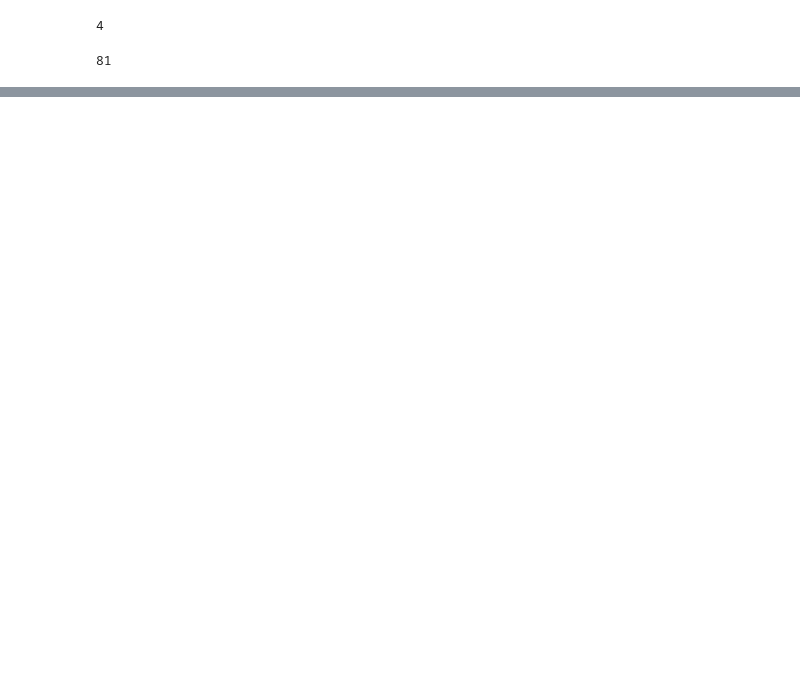
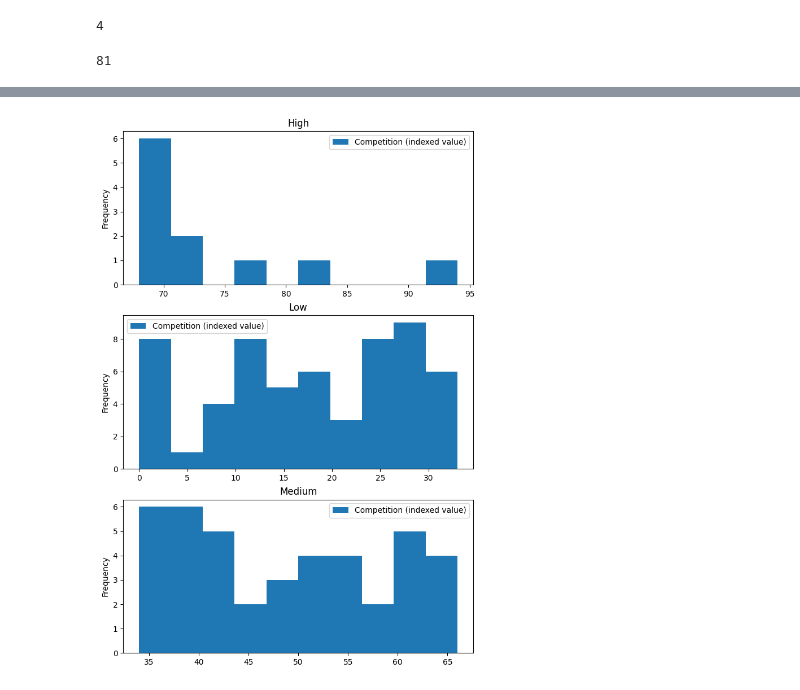
Before and after one commit to mgomora/myfirstrepo, a Jupyter notebook: archivo_de_prueba.ipynb, the cells around one changed output, grey strips where cells are left out. Cells and saved outputs as stored; diff of their text form; code cells hidden in the pictures; blank space fills up the shorter version.

```diff
--- a/archivo_de_prueba.ipynb
+++ b/archivo_de_prueba.ipynb
@@ -15,0 +61,2 @@ FileNotFoundError: [Errno 2] No such file or directory: 'datos_google_ads.csv'
+# %%
+df=df.dropna(subset=['Top of page bid (low range)'])
@@ -15,0 +79,4 @@ FileNotFoundError: [Errno 2] No such file or directory: 'datos_google_ads.csv'
+# %%
+ax=df.plot.hist(column=["Competition (indexed value)"], by='Competition', bins=10, figsize=(8,12))
+# %% [output]
+[figure, added]
```
Also changed, not shown: parts of 15 cells of this notebook.
